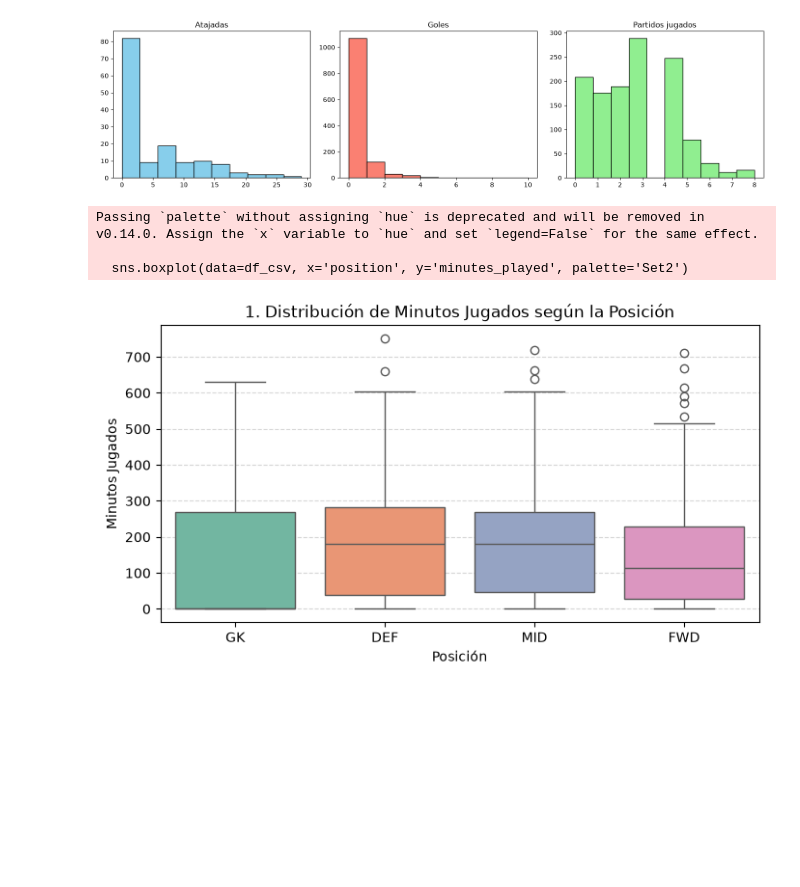
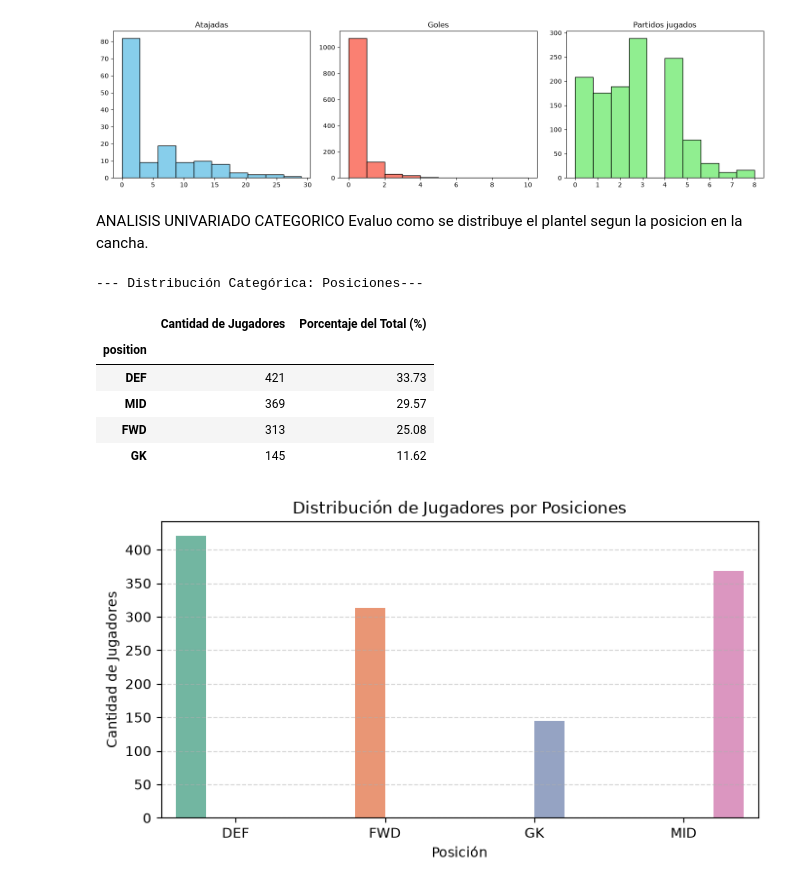
Before and after one commit to Lauti00/IA, a Jupyter notebook: Ejercitacion/ejOpcional2.ipynb, the cells around one changed output. Saved outputs shown, nothing was run; the diff lists cells and outputs as text; code cells hidden in the pictures; blank space fills up the shorter version.

Commit message:
mejora en la organizacion del dataset

```diff
--- a/Ejercitacion/ejOpcional2.ipynb
+++ b/Ejercitacion/ejOpcional2.ipynb
@@ -177,0 +139,12 @@ Passing `palette` without assigning `hue` is deprecated and will be removed in v
+# %%
+
+df_csv['position'] = df_csv['position'].astype('category')
+
+print('columnas restantes en el dataset:' , df_csv.columns.to_list())
+
+#ACA YA ELIMINE LOS DATOS NULOS, POR ESO TIRA 0
+print('Cantidad de nulos', df_csv.isnull().sum().sum())
+
+print("Cantidad de filas duplicadas: ", df_csv.duplicated().sum())
+
+print(df_csv.dtypes)
@@ -177,0 +174,11 @@ Passing `palette` without assigning `hue` is deprecated and will be removed in v
+# %%
+# Ajuste de tipos de datos
+df_csv['position'] = df_csv['position'].astype('category')
+
+# Creacion de variable derivada
+df_csv['contribuciones_gol'] = df_csv['goals'] + df_csv['assists']
+
+# Verificacion de filas duplicadas y tipos finales
+print(f"Cantidad de filas duplicadas: {df_csv.duplicated().sum()}")
+print("\nTipos de datos finales:")
+print(df_csv.dtypes)
@@ -197,18 +270,35 @@ plt.tight_layout()
 plt.show()
 # %% [output]
 [figure]
+# %% [markdown]
+ANALISIS UNIVARIADO CATEGORICO
+Evaluo como se distribuye el plantel segun la posicion en la cancha.
 # %%
+conteo = df_csv['position'].value_counts()
+porcentaje = df_csv['position'].value_counts(normalize=True).mul(100).round(2)
 
-plt.figure(figsize=(8, 4))
-sns.boxplot(data=df_csv, x='position', y='minutes_played', palette='Set2')
+tabla_posiciones = pd.DataFrame({
+    'Cantidad de Jugadores': conteo,
+    'Porcentaje del Total (%)': porcentaje
+})
 
-plt.title('1. Distribución de Minutos Jugados según la Posición')
+print("--- Distribucion Categórica: Posiciones---")
+display(tabla_posiciones)
+
+plt.figure(figsize=(7, 4))
+sns.countplot(data=df_csv, x='position', palette='Set2', hue='position', legend=False)
+plt.title('Distribución de Jugadores por Posiciones')
 plt.xlabel('Posición')
-plt.ylabel('Minutos Jugados')
-plt.grid(axis='y', ls='--', alpha=0.5)
+plt.ylabel('Cantidad de Jugadores')
+plt.grid(axis='y', linestyle='--', alpha=0.5)
+plt.tight_layout()
 plt.show()
 # %% [output]
-Passing `palette` without assigning `hue` is deprecated and will be removed in v0.14.0. Assign the `x` variable to `hue` and set `legend=False` for the same effect.
-
-  sns.boxplot(data=df_csv, x='position', y='minutes_played', palette='Set2')
+--- Distribución Categórica: Posiciones---
+|  | Cantidad de Jugadores | Porcentaje del Total (%) |
+| position |  |  |
+| DEF | 421 | 33.73 |
+| MID | 369 | 29.57 |
+| FWD | 313 | 25.08 |
+| GK | 145 | 11.62 |
-[figure, old version]
+[figure, new version]
```
Also changed, not shown: parts of 25 cells of this notebook.
